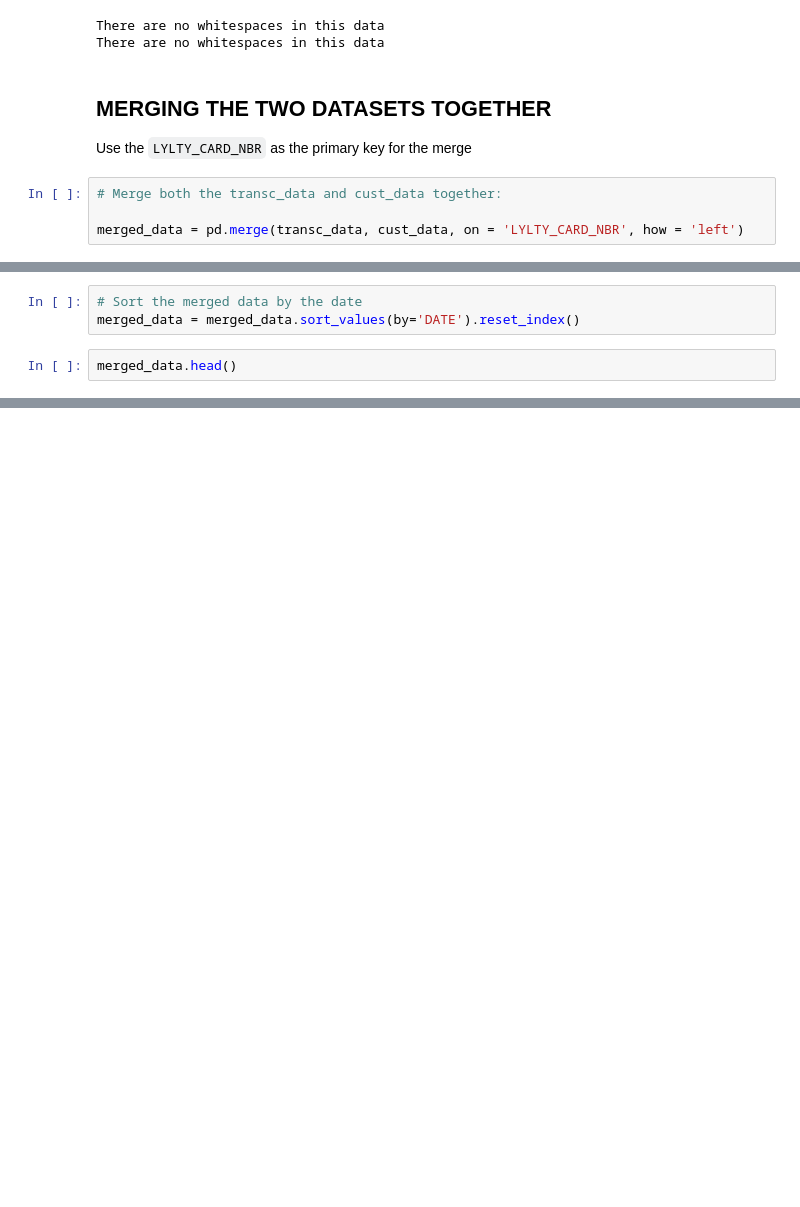
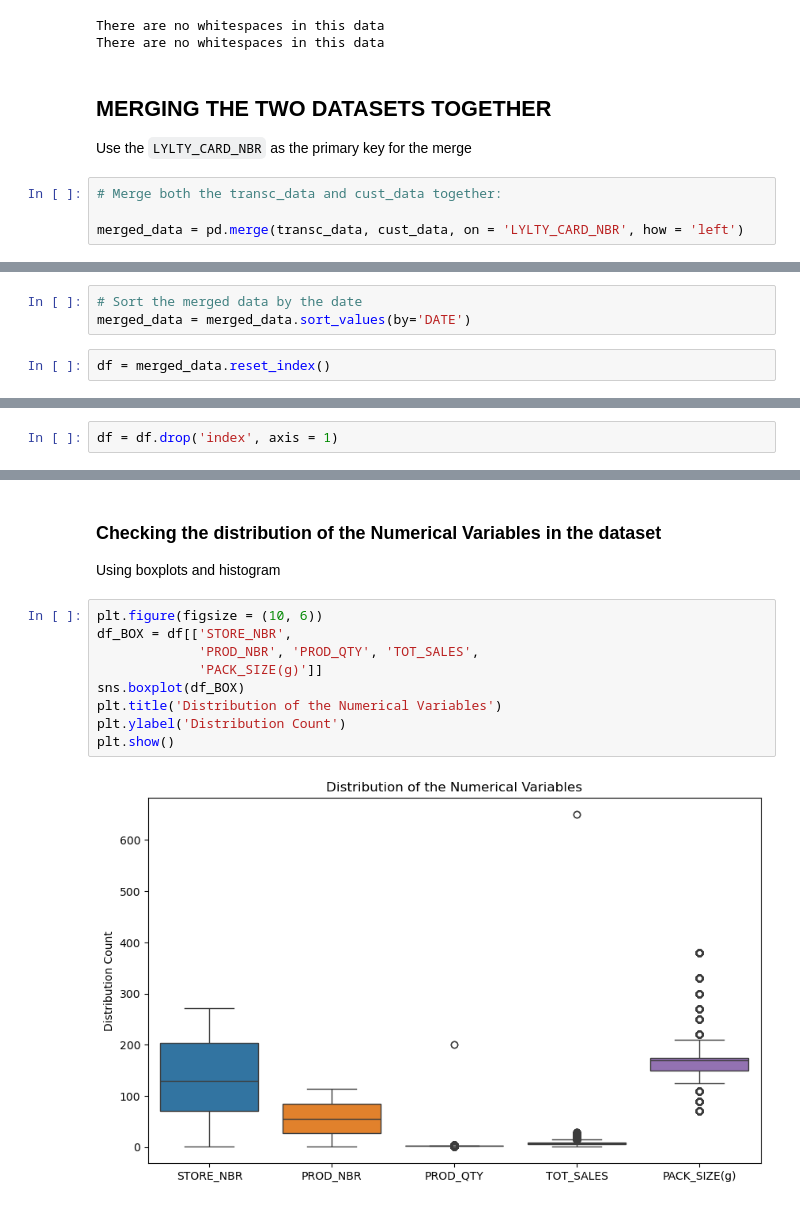
Before and after one commit to Marilyn-Rose/Data-Analytics-on-Chips-Category, a Jupyter notebook: Quantium Chips_Category Data analysis.ipynb, the cells around one changed output, grey strips where cells are left out. Cells and saved outputs as stored; diff of their text form; blank space fills up the shorter version.

```diff
--- a/Quantium Chips_Category Data analysis.ipynb
+++ b/Quantium Chips_Category Data analysis.ipynb
@@ -316,6 +206,6 @@ merged_data
 264836 rows × 12 columns
 # %%
 # Sort the merged data by the date
-merged_data = merged_data.sort_values(by='DATE').reset_index()
+merged_data = merged_data.sort_values(by='DATE')
 # %%
-merged_data.head()
+df = merged_data.reset_index()
@@ -442,0 +212,2 @@ merged_data.info()
+# %%
+df = df.drop('index', axis = 1)
@@ -472,0 +263,14 @@ merged_data[['PROD_QTY', 'TOT_SALES']].corr()
+# %% [markdown]
+###  Checking the distribution of the Numerical Variables in the dataset
+Using boxplots and histogram
+# %%
+plt.figure(figsize = (10, 6))
+df_BOX = df[['STORE_NBR',
+             'PROD_NBR', 'PROD_QTY', 'TOT_SALES',
+             'PACK_SIZE(g)']]
+sns.boxplot(df_BOX)
+plt.title('Distribution of the Numerical Variables')
+plt.ylabel('Distribution Count')
+plt.show()
+# %% [output]
+[figure, added]
```
Also changed, not shown: parts of 75 cells of this notebook.
